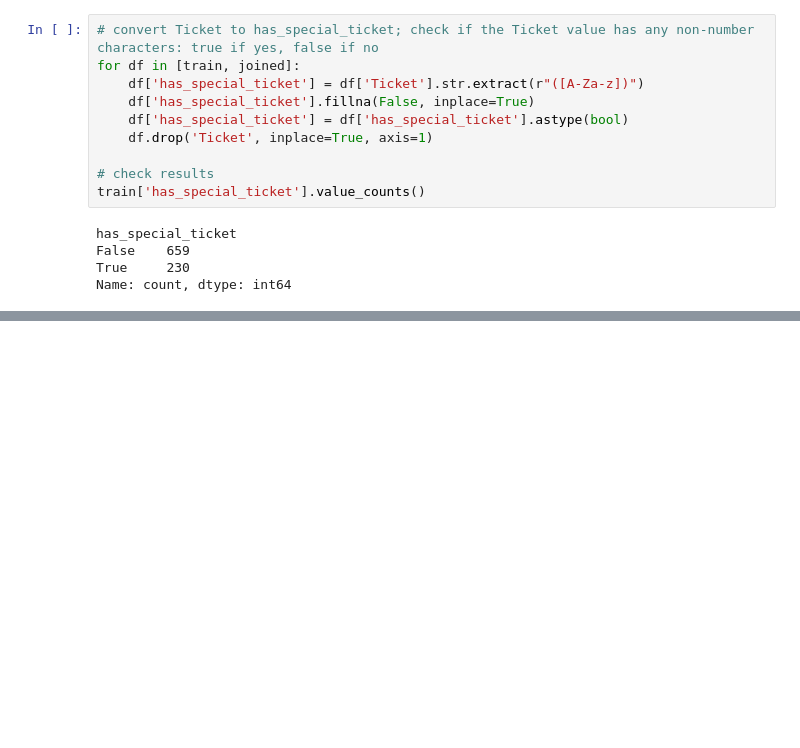
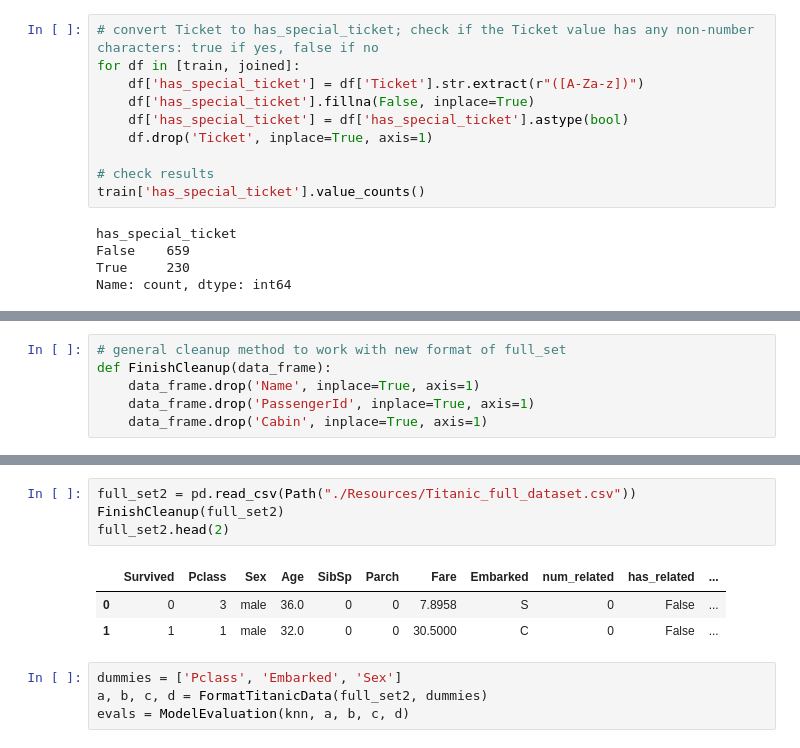
Before and after one commit to kcelik369/Project4_Team6, a Jupyter notebook: DataProcessing.ipynb, the cells around one changed output, grey strips where cells are left out. Cells and saved outputs as stored; diff of their text form; blank space fills up the shorter version.

```diff
--- a/DataProcessing.ipynb
+++ b/DataProcessing.ipynb
@@ -261,0 +189,6 @@ full_test_scaled = full_test_scaler.transform(dummy_test_full)
+# %%
+# general cleanup method to work with new format of full_set
+def FinishCleanup(data_frame):
+    data_frame.drop('Name', inplace=True, axis=1)
+    data_frame.drop('PassengerId', inplace=True, axis=1)
+    data_frame.drop('Cabin', inplace=True, axis=1)
@@ -261,0 +228,12 @@ full_test_scaled = full_test_scaler.transform(dummy_test_full)
+# %%
+full_set2 = pd.read_csv(Path("./Resources/Titanic_full_dataset.csv"))
+FinishCleanup(full_set2)
+full_set2.head(2)
+# %% [output]
+|  | Survived | Pclass | Sex | Age | SibSp | Parch | Fare | Embarked | num_related | has_related | ... |
+| 0 | 0 | 3 | male | 36.0 | 0 | 0 | 7.8958 | S | 0 | False | ... |
+| 1 | 1 | 1 | male | 32.0 | 0 | 0 | 30.5000 | C | 0 | False | ... |
+# %%
+dummies = ['Pclass', 'Embarked', 'Sex']
+a, b, c, d = FormatTitanicData(full_set2, dummies)
+evals = ModelEvaluation(knn, a, b, c, d)
```
Also changed, not shown: parts of 21 cells of this notebook, 7 other files.
